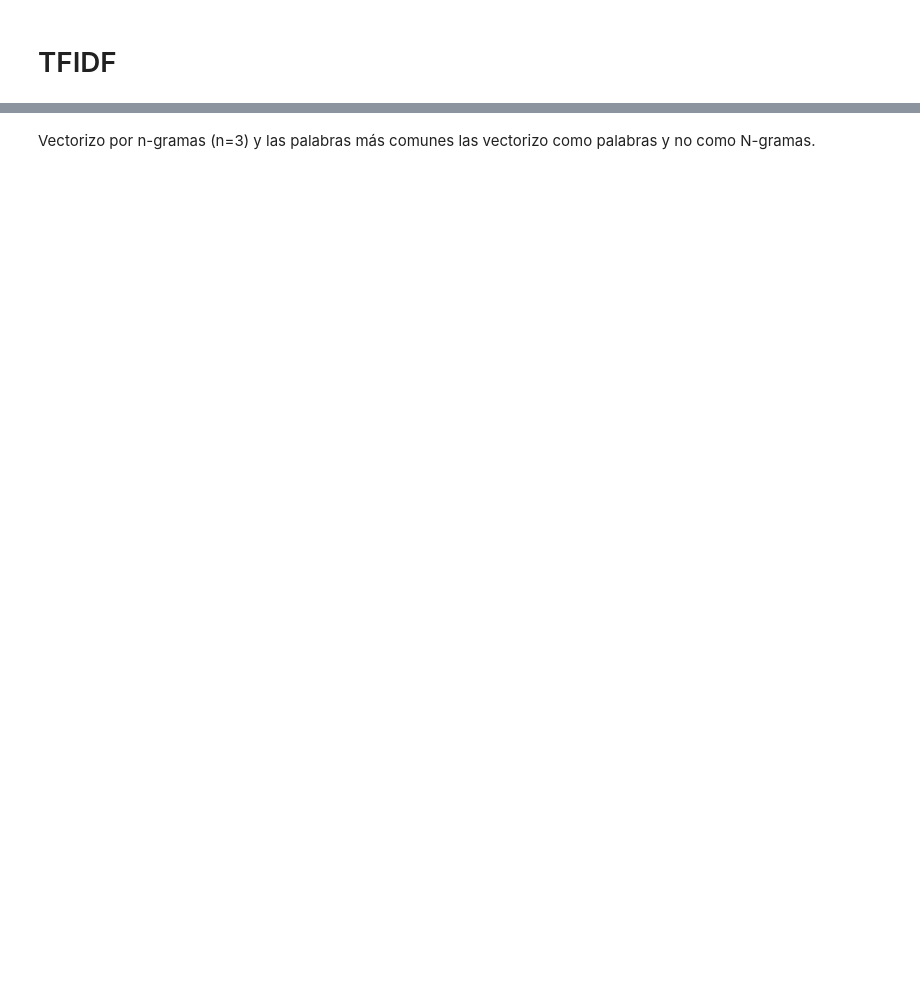
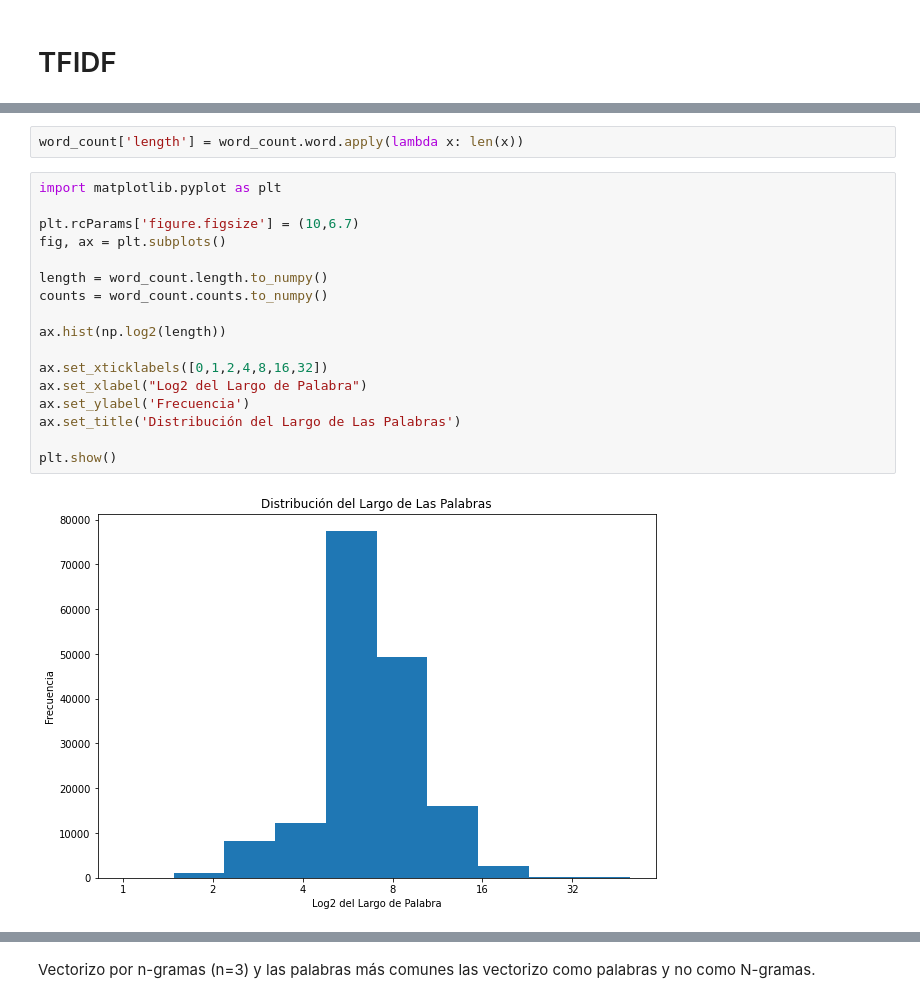
Before and after one commit to Ignacio-Ibarra/Approximate-String-Matching, a Jupyter notebook: TFIDF_String_Matching.ipynb, the cells around one changed output, grey strips where cells are left out. Drawn from its saved outputs; the diff is of its cells as text; blank space fills up the shorter version.

```diff
--- a/TFIDF_String_Matching.ipynb
+++ b/TFIDF_String_Matching.ipynb
@@ -47,0 +103,21 @@ first_cleaning = dirty_company_names.first_cleaning.unique().tolist()
+# %%
+word_count['length'] = word_count.word.apply(lambda x: len(x))
+# %%
+import matplotlib.pyplot as plt
+
+plt.rcParams['figure.figsize'] = (10,6.7)
+fig, ax = plt.subplots()
+
+length = word_count.length.to_numpy()
+counts = word_count.counts.to_numpy()
+
+ax.hist(np.log2(length))
+
+ax.set_xticklabels([0,1,2,4,8,16,32])
+ax.set_xlabel("Log2 del Largo de Palabra")
+ax.set_ylabel('Frecuencia')
+ax.set_title('Distribución del Largo de Las Palabras')
+
+plt.show()
+# %% [output]
+[figure, added]
```
Also changed, not shown: parts of 42 cells of this notebook.
